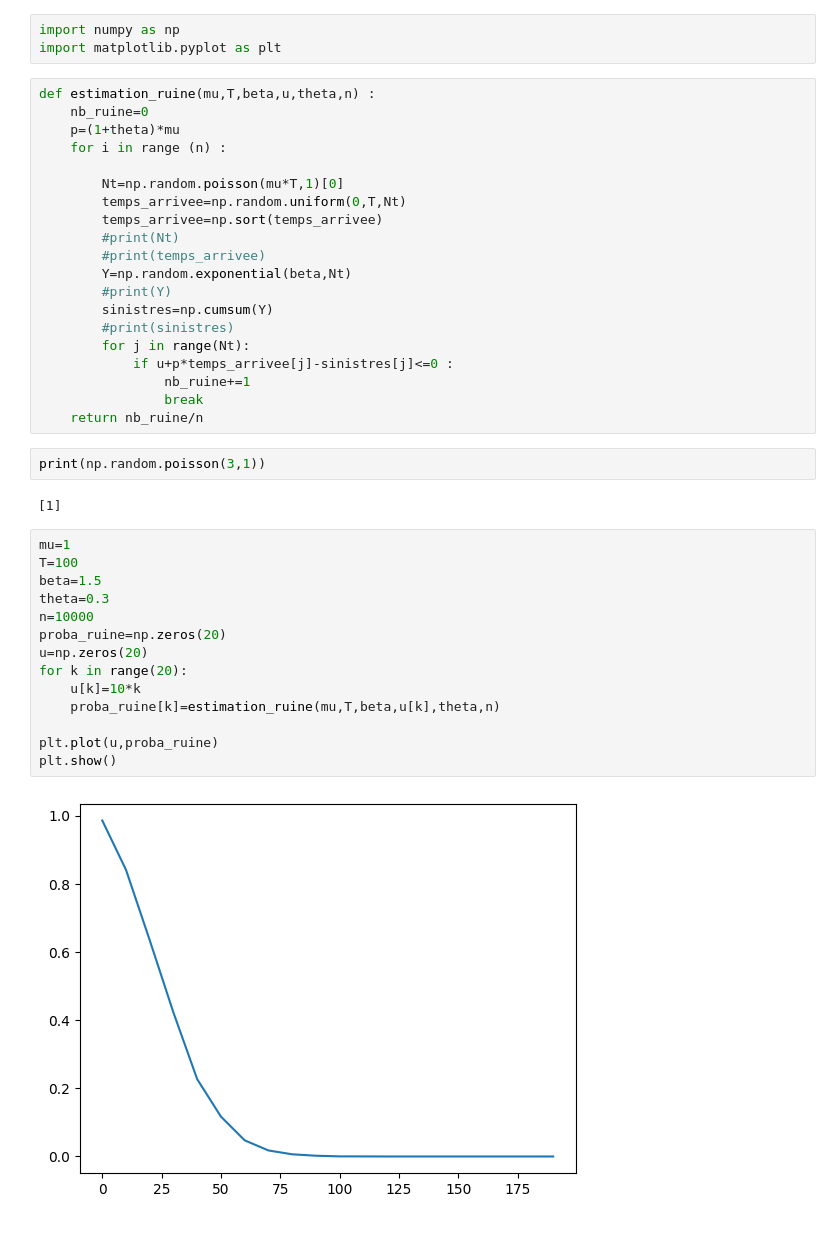
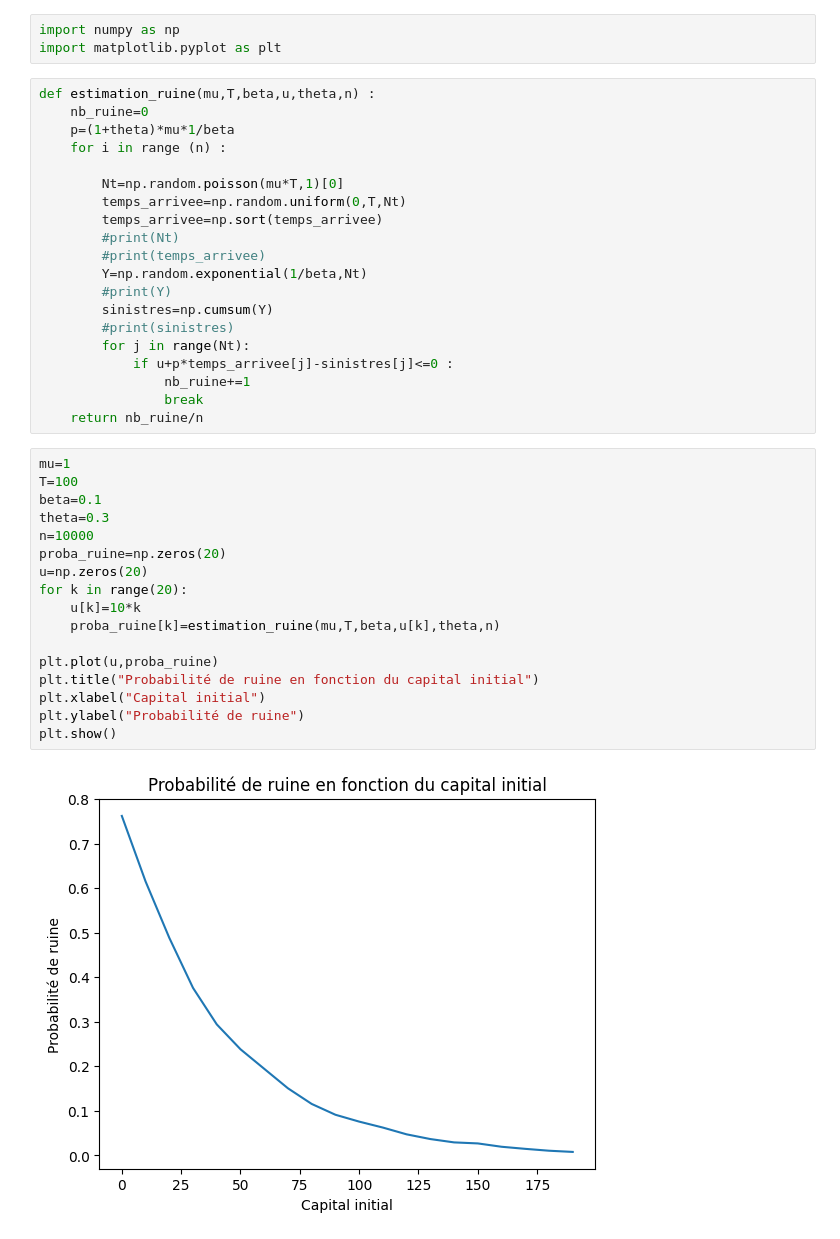
Before and after one commit to R7even31/Projet_Poisson, a Jupyter notebook: Main.ipynb, the cells around one changed output. Drawn from its saved outputs; the diff is of its cells as text.

```diff
--- a/Main.ipynb
+++ b/Main.ipynb
@@ -25,7 +25,7 @@ import matplotlib.pyplot as plt
 # %%
 def estimation_ruine(mu,T,beta,u,theta,n) :
     nb_ruine=0
-    p=(1+theta)*mu
+    p=(1+theta)*mu*1/beta
     for i in range (n) :
 
         Nt=np.random.poisson(mu*T,1)[0]
@@ -33,7 +33,7 @@ def estimation_ruine(mu,T,beta,u,theta,n) :
         temps_arrivee=np.sort(temps_arrivee)
         #print(Nt)
         #print(temps_arrivee)
-        Y=np.random.exponential(beta,Nt)
+        Y=np.random.exponential(1/beta,Nt)
         #print(Y)
         sinistres=np.cumsum(Y)
         #print(sinistres)
@@ -42,23 +42,22 @@ def estimation_ruine(mu,T,beta,u,theta,n) :
                 nb_ruine+=1
                 break
     return nb_ruine/n
-# %%
-print(np.random.poisson(3,1))
-# %% [output]
-[1]
 # %%
 mu=1
 T=100
-beta=1.5
+beta=0.1
 theta=0.3
 n=10000
 proba_ruine=np.zeros(20)
 u=np.zeros(20)
 for k in range(20):
     u[k]=10*k
     proba_ruine[k]=estimation_ruine(mu,T,beta,u[k],theta,n)
 
 plt.plot(u,proba_ruine)
+plt.title("Probabilité de ruine en fonction du capital initial")
+plt.xlabel("Capital initial")
+plt.ylabel("Probabilité de ruine")
 plt.show()
 # %% [output]
-[figure, old version]
+[figure, new version]
```
Also changed, not shown: parts of 2 cells of this notebook.
